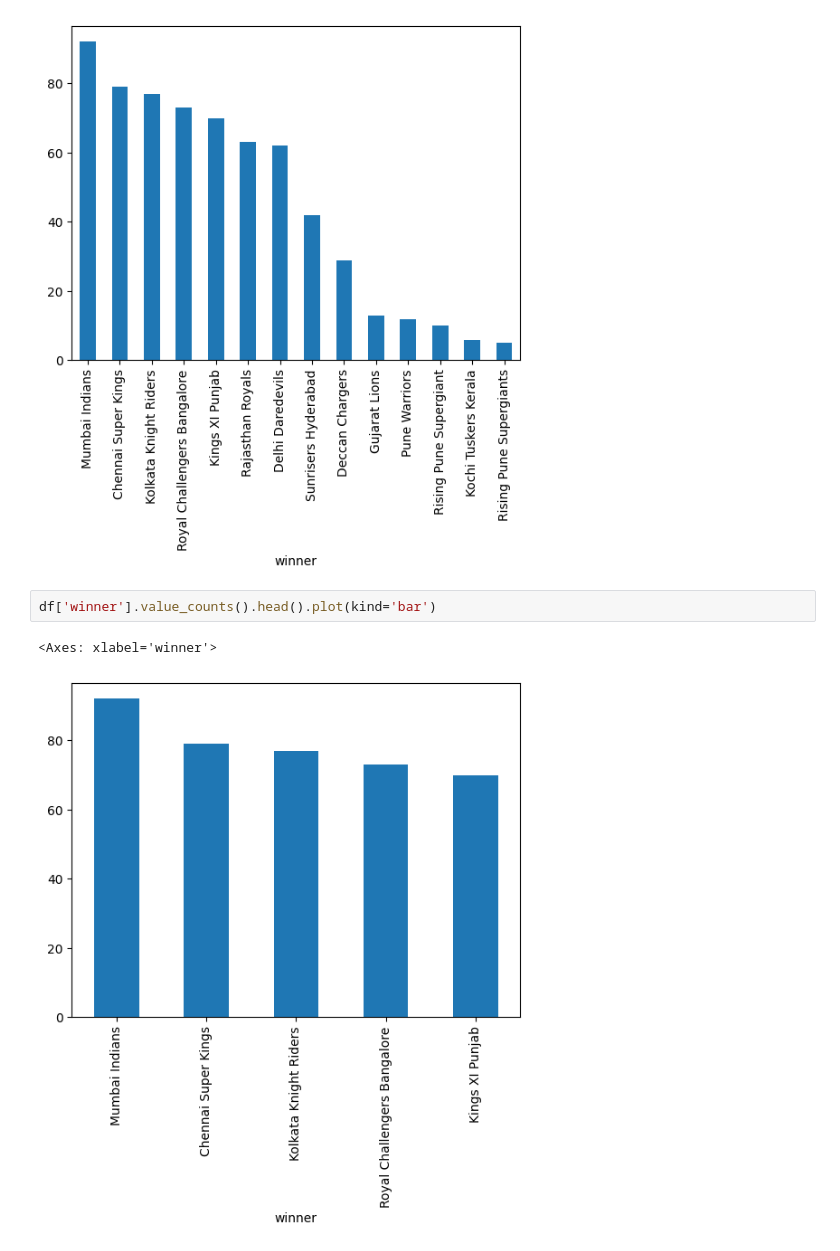
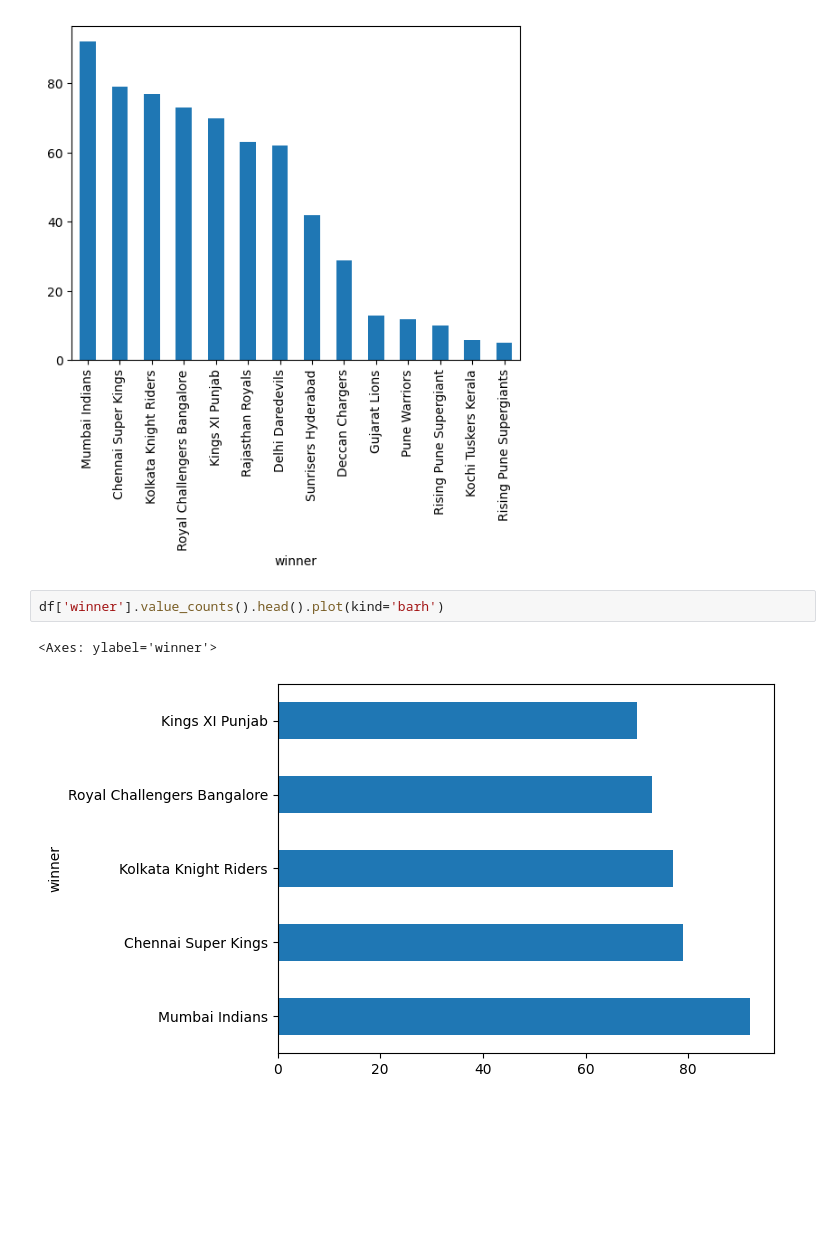
Before and after one commit to Shreyansh4Ai/Python-Stuffs, a Jupyter notebook: Pandas/pandas.ipynb, the cells around one changed output. Saved outputs shown, nothing was run; the diff lists cells and outputs as text; blank space fills up the shorter version.

```diff
--- a/Pandas/pandas.ipynb
+++ b/Pandas/pandas.ipynb
@@ -353,7 +353,7 @@ df['winner'].value_counts().plot(kind = 'bar')
 <Axes: xlabel='winner'>
 [figure]
 # %%
-df['winner'].value_counts().head().plot(kind='bar')
+df['winner'].value_counts().head().plot(kind='barh')
 # %% [output]
-<Axes: xlabel='winner'>
+<Axes: ylabel='winner'>
-[figure, old version]
+[figure, new version]
```
Also changed, not shown: parts of 21 cells of this notebook, 2 other files.
